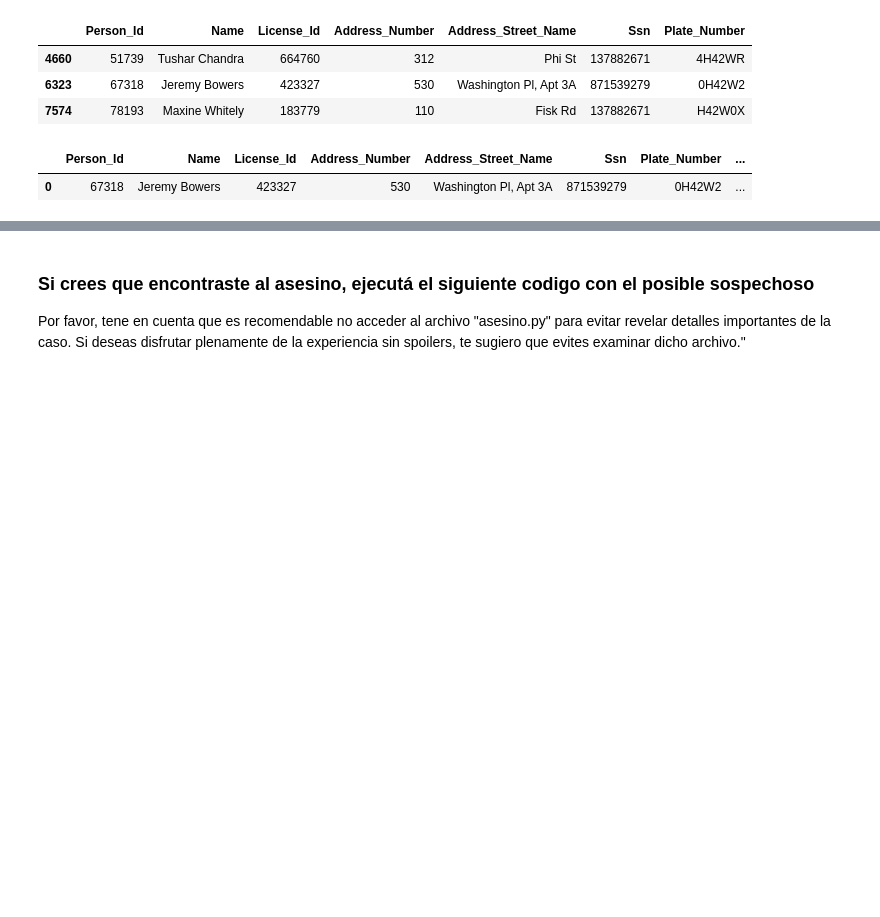
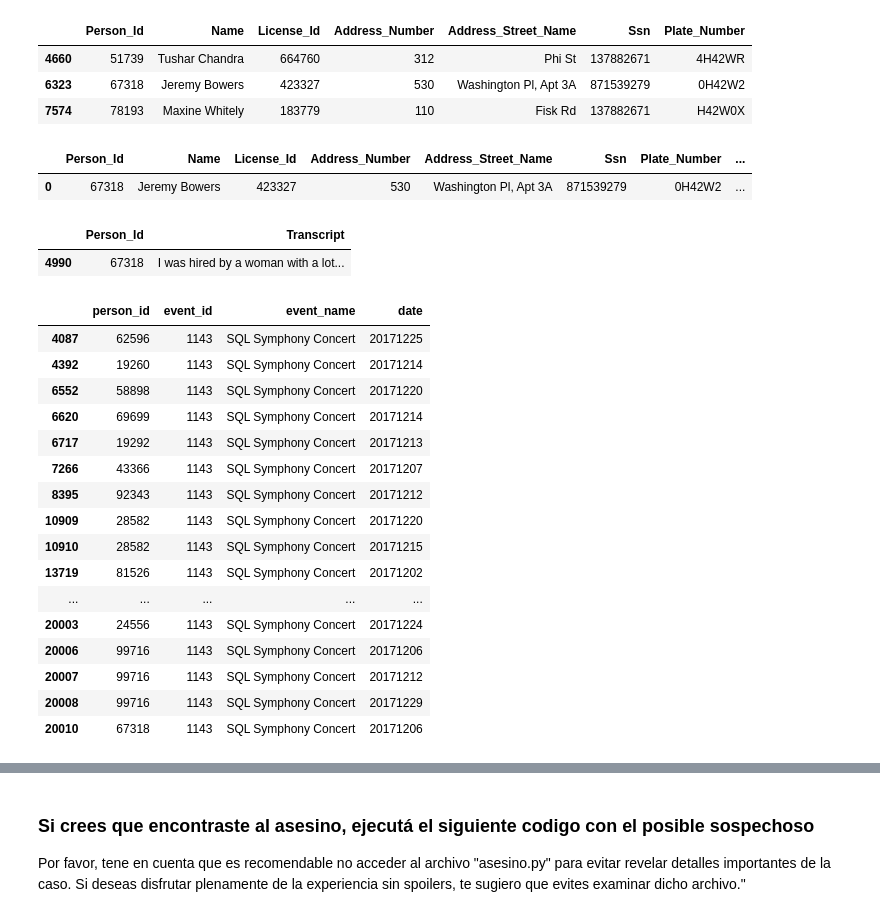
Before and after one commit to JulioCorrales/The_pandas_murder_mystery, a Jupyter notebook: MurderMysteryWalkthrough.ipynb, the cells around one changed output, grey strips where cells are left out. Drawn from its saved outputs; the diff is of its cells as text; code cells hidden in the pictures; blank space fills up the shorter version.

```diff
--- a/MurderMysteryWalkthrough.ipynb
+++ b/MurderMysteryWalkthrough.ipynb
@@ -173,3 +176,31 @@ df_sospechoso
 # %% [output]
 |  | Person_Id | Name | License_Id | Address_Number | Address_Street_Name | Ssn | Plate_Number | ... |
 | 0 | 67318 | Jeremy Bowers | 423327 | 530 | Washington Pl, Apt 3A | 871539279 | 0H42W2 | ... |
+# %%
+interview[(interview["Person_Id"].isin([67318]))]
+# %% [output]
+|  | Person_Id | Transcript |
+| 4990 | 67318 | I was hired by a woman with a lot... |
+# %%
+#facebook_event_checkin.info()
+#facebook_event_checkin.head(3)
+df_facebook = facebook_event_checkin[(facebook_event_checkin["date"]>=20171201) & (facebook_event_checkin["date"]<=20171231) & (facebook_event_checkin["event_name"]=="SQL Symphony Concert")]
+df_facebook
+# %% [output]
+|  | person_id | event_id | event_name | date |
+| 4087 | 62596 | 1143 | SQL Symphony Concert | 20171225 |
+| 4392 | 19260 | 1143 | SQL Symphony Concert | 20171214 |
+| 6552 | 58898 | 1143 | SQL Symphony Concert | 20171220 |
+| 6620 | 69699 | 1143 | SQL Symphony Concert | 20171214 |
+| 6717 | 19292 | 1143 | SQL Symphony Concert | 20171213 |
+| 7266 | 43366 | 1143 | SQL Symphony Concert | 20171207 |
+| 8395 | 92343 | 1143 | SQL Symphony Concert | 20171212 |
+| 10909 | 28582 | 1143 | SQL Symphony Concert | 20171220 |
+| 10910 | 28582 | 1143 | SQL Symphony Concert | 20171215 |
+| 13719 | 81526 | 1143 | SQL Symphony Concert | 20171202 |
+| ... | ... | ... | ... | ... |
+| 20003 | 24556 | 1143 | SQL Symphony Concert | 20171224 |
+| 20006 | 99716 | 1143 | SQL Symphony Concert | 20171206 |
+| 20007 | 99716 | 1143 | SQL Symphony Concert | 20171212 |
+| 20008 | 99716 | 1143 | SQL Symphony Concert | 20171229 |
+| 20010 | 67318 | 1143 | SQL Symphony Concert | 20171206 |
```
Also changed, not shown: parts of 9 cells of this notebook.
